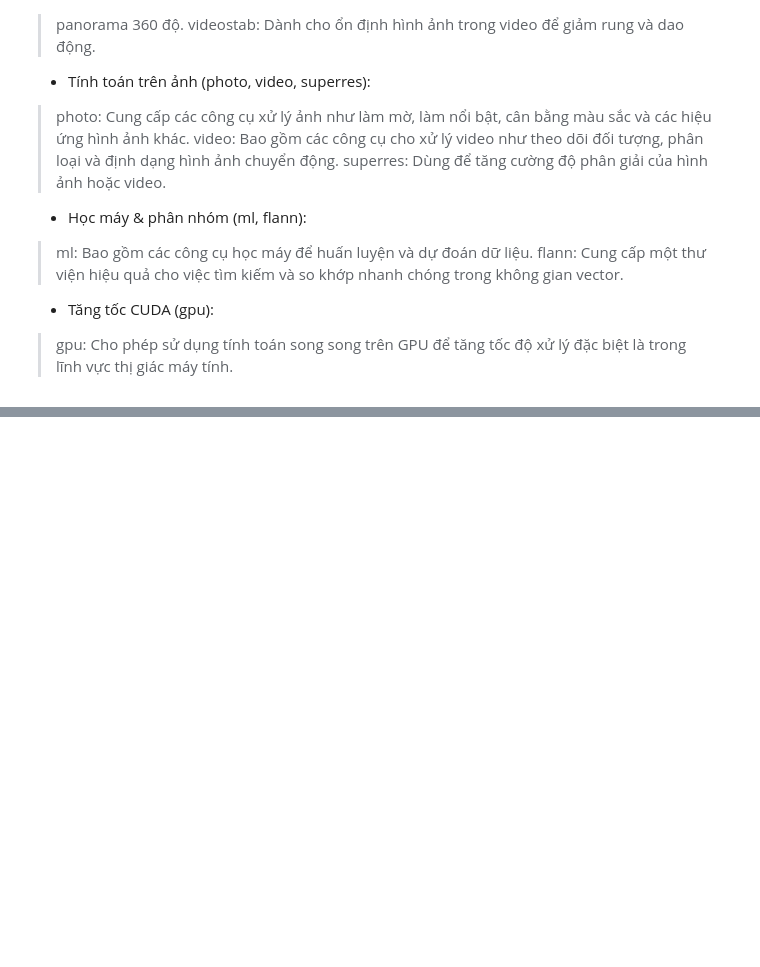
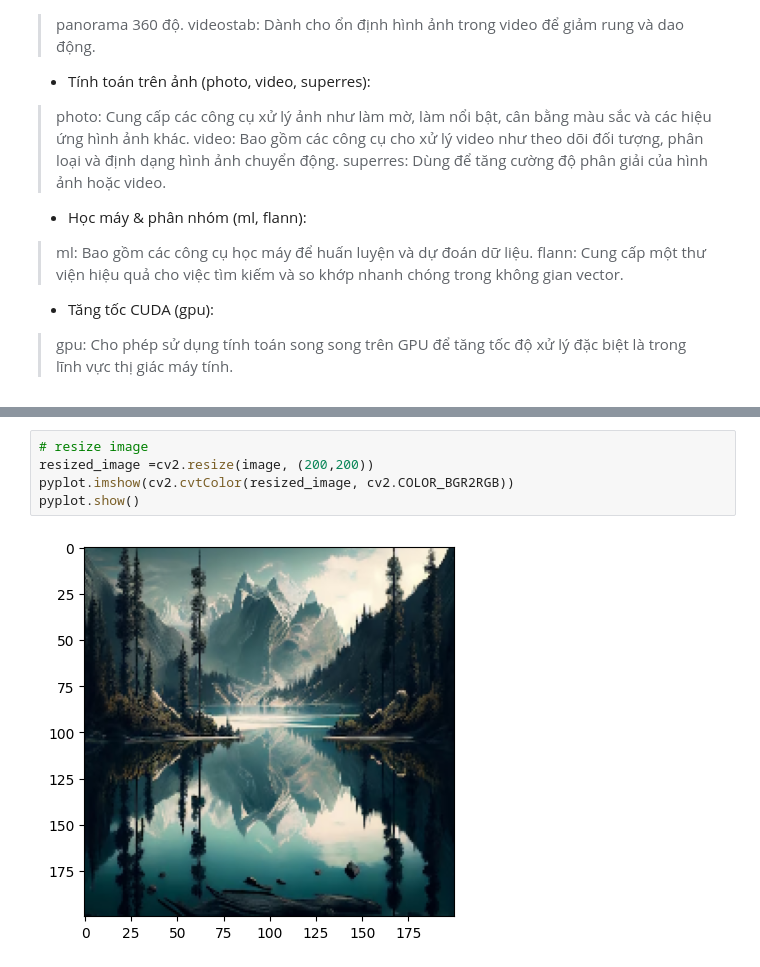
Before and after one commit to lightningdhna/intern_20232, a Jupyter notebook: opencv.ipynb, the cells around one changed output, grey strips where cells are left out. Drawn from its saved outputs; the diff is of its cells as text; blank space fills up the shorter version.

```diff
--- a/opencv.ipynb
+++ b/opencv.ipynb
@@ -56,0 +92,7 @@ error: OpenCV(4.9.0) d:\a\opencv-python\opencv-python\opencv\modules\imgproc\src
+# %%
+# resize image
+resized_image =cv2.resize(image, (200,200))
+pyplot.imshow(cv2.cvtColor(resized_image, cv2.COLOR_BGR2RGB))
+pyplot.show()
+# %% [output]
+[figure, added]
```
Also changed, not shown: parts of 19 cells of this notebook, 2 other files.
